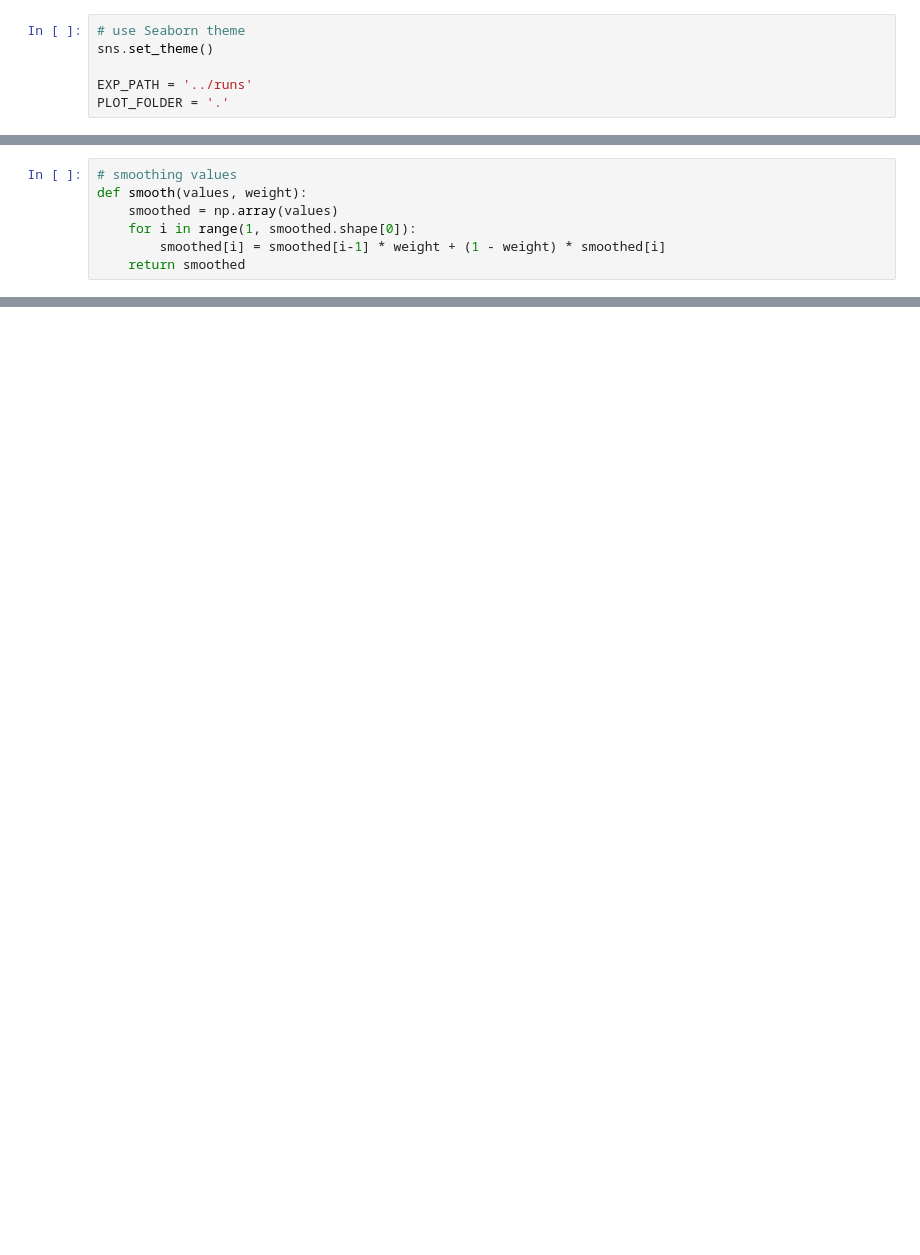
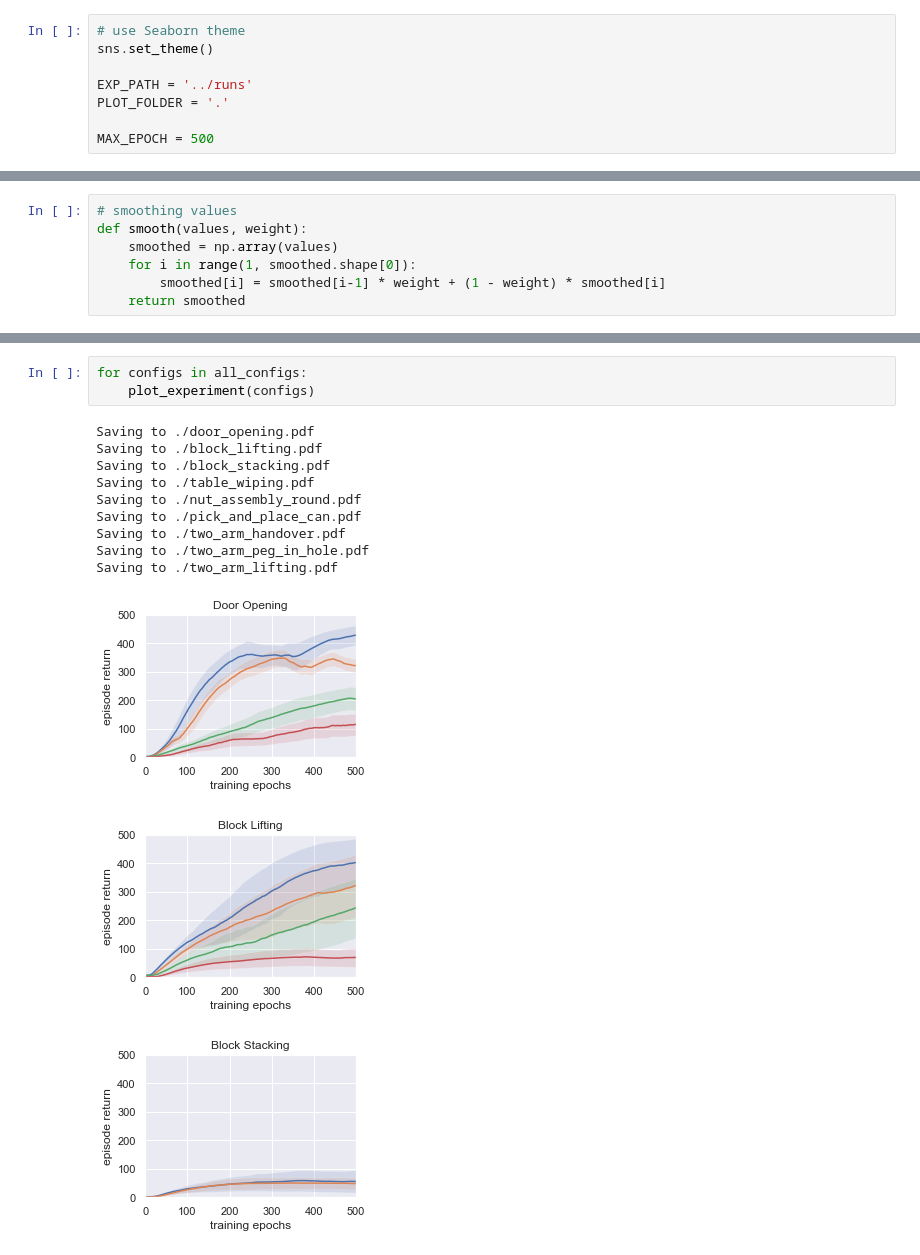
Before and after one commit to ARISE-Initiative/robosuite-benchmark, a Jupyter notebook: notebooks/create_plots.ipynb, the cells around one changed output, grey strips where cells are left out. Saved outputs shown, nothing was run; the diff lists cells and outputs as text; blank space fills up the shorter version.

Commit message:
update plotting script

```diff
--- a/notebooks/create_plots.ipynb
+++ b/notebooks/create_plots.ipynb
@@ -11,3 +11,5 @@ sns.set_theme()
 
 EXP_PATH = '../runs'
 PLOT_FOLDER = '.'
+
+MAX_EPOCH = 500
@@ -144,0 +146,16 @@ Saving to ./block_lifting.pdf
+# %%
+for configs in all_configs:
+    plot_experiment(configs)
+# %% [output]
+Saving to ./door_opening.pdf
+Saving to ./block_lifting.pdf
+Saving to ./block_stacking.pdf
+Saving to ./table_wiping.pdf
+Saving to ./nut_assembly_round.pdf
+Saving to ./pick_and_place_can.pdf
+Saving to ./two_arm_handover.pdf
+Saving to ./two_arm_peg_in_hole.pdf
+Saving to ./two_arm_lifting.pdf
+[figure, added]
+[figure, added]
+[figure, added]
```
Also changed, not shown: parts of 4 cells of this notebook.
